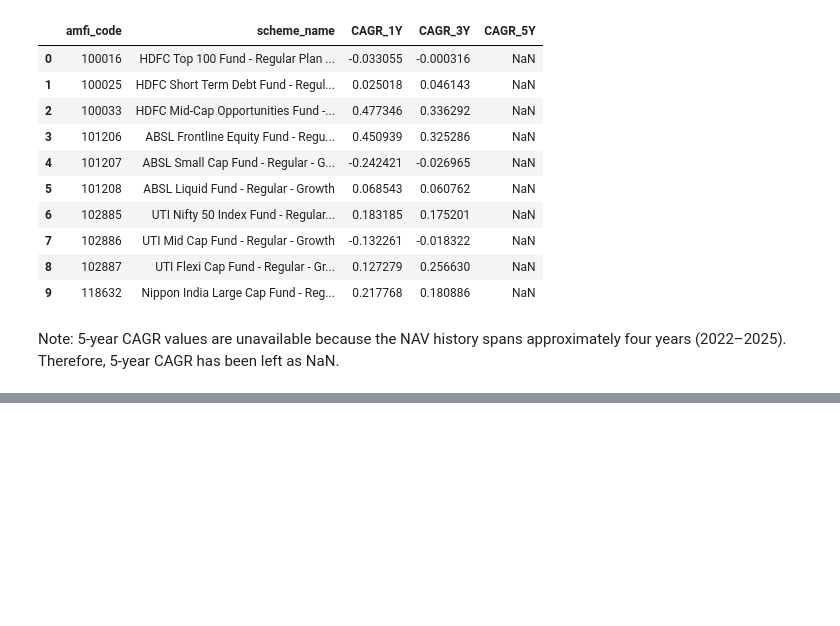
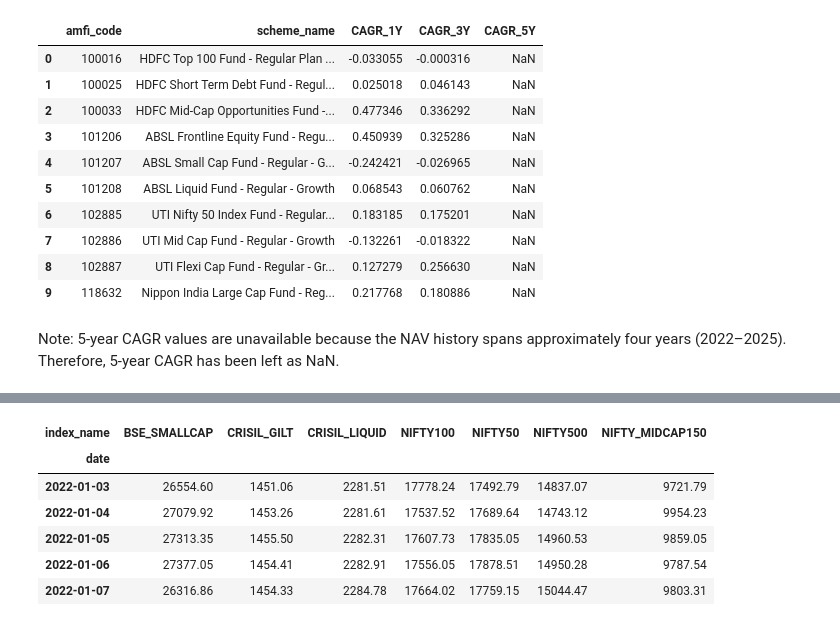
Before and after one commit to vinay-271/bluestock-mf-analytics, a Jupyter notebook: notebooks/03_performance_metrics.ipynb, the cells around one changed output, grey strips where cells are left out. Cells and saved outputs as stored; diff of their text form; code cells hidden in the pictures; blank space fills up the shorter version.

```diff
--- a/notebooks/03_performance_metrics.ipynb
+++ b/notebooks/03_performance_metrics.ipynb
@@ -239,0 +251,16 @@ Note: 5-year CAGR values are unavailable because the NAV history spans approxima
+# %%
+# Convert benchmark into a matrix
+benchmark_matrix= benchmark.pivot(
+    index = "date",
+    columns = "index_name",
+    values = "close_value"
+)
+benchmark_matrix.head()
+# %% [output]
+| index_name | BSE_SMALLCAP | CRISIL_GILT | CRISIL_LIQUID | NIFTY100 | NIFTY50 | NIFTY500 | NIFTY_MIDCAP150 |
+| date |  |  |  |  |  |  |  |
+| 2022-01-03 | 26554.60 | 1451.06 | 2281.51 | 17778.24 | 17492.79 | 14837.07 | 9721.79 |
+| 2022-01-04 | 27079.92 | 1453.26 | 2281.61 | 17537.52 | 17689.64 | 14743.12 | 9954.23 |
+| 2022-01-05 | 27313.35 | 1455.50 | 2282.31 | 17607.73 | 17835.05 | 14960.53 | 9859.05 |
+| 2022-01-06 | 27377.05 | 1454.41 | 2282.91 | 17556.05 | 17878.51 | 14950.28 | 9787.54 |
+| 2022-01-07 | 26316.86 | 1454.33 | 2284.78 | 17664.02 | 17759.15 | 15044.47 | 9803.31 |
```
Also changed, not shown: parts of 61 cells of this notebook, 8 other files.
